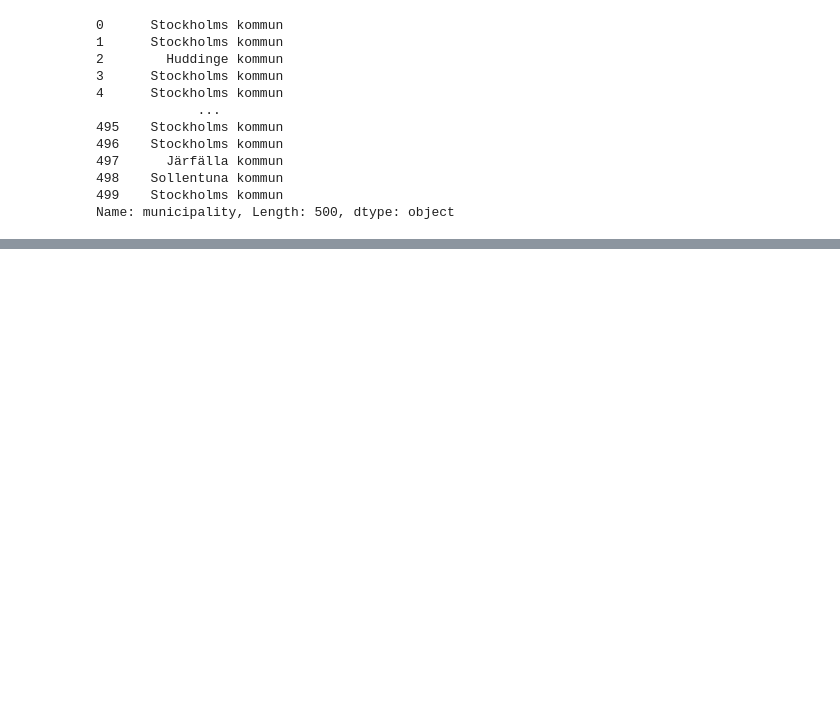
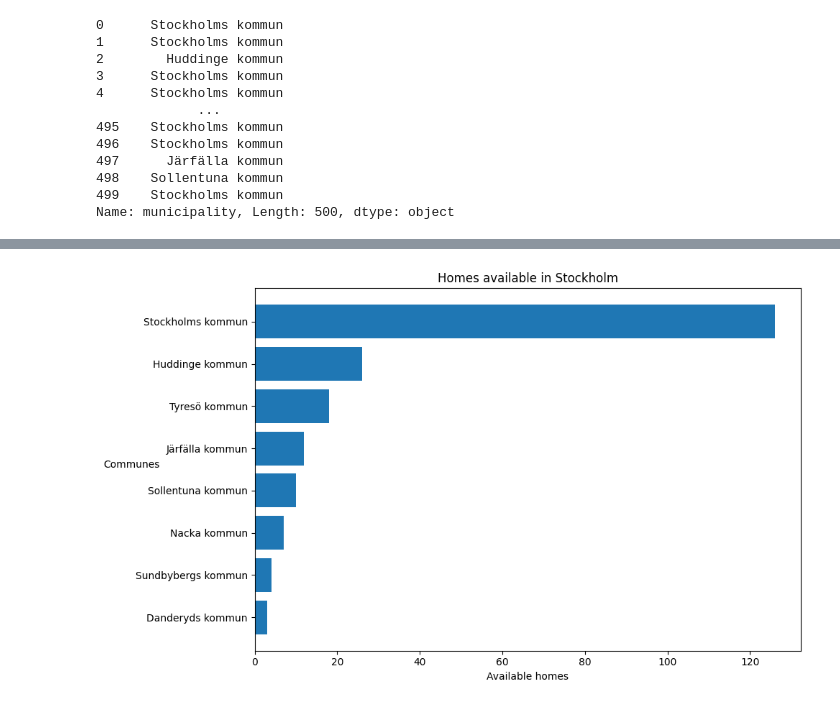
Before and after one commit to AndresTrujillo1811-bit/data-pipeline-for-ml_examensarbete, a Jupyter notebook: storytelling_house_price/storytelling.ipynb, the cells around one changed output, grey strips where cells are left out. Saved outputs shown, nothing was run; the diff lists cells and outputs as text; code cells hidden in the pictures; blank space fills up the shorter version.

```diff
--- a/storytelling_house_price/storytelling.ipynb
+++ b/storytelling_house_price/storytelling.ipynb
@@ -273,3 +199,0 @@ stockholm_avg_prices.head()
-# %%
-df = pd.read_csv("data/stockholm_homeprices_alt.csv")
-df
@@ -313,0 +200,3 @@ Index(['final_price', 'land_area', 'area', 'commune', 'price_per_area',
+# %%
+df['status'] = np.where(np.random.rand(len(df)) > 0.62, "Available", "Sold")
+df['status']
@@ -313,0 +239,9 @@ Index(['final_price', 'land_area', 'area', 'commune', 'price_per_area',
+# %%
+available_homes = (
+    df[df["status"] == "Available"]
+    .groupby("municipality")["status"]
+    .size()
+    .reset_index(name="homes")
+    .sort_values("homes", ascending=False)
+)
+available_homes.head(10)
@@ -313,0 +280,12 @@ Index(['final_price', 'land_area', 'area', 'commune', 'price_per_area',
+# %%
+plt.figure(figsize=(10,6))
+plt.barh(available_homes["municipality"], available_homes["homes"])
+plt.xlabel("Available homes")
+plt.ylabel("Communes", rotation=0)
+plt.title("Homes available in Stockholm")
+plt.xticks(rotation=0)
+plt.gca().invert_yaxis()
+plt.tight_layout()
+plt.show()
+# %% [output]
+[figure, added]
```
Also changed, not shown: parts of 16 cells of this notebook, 6 other files.
